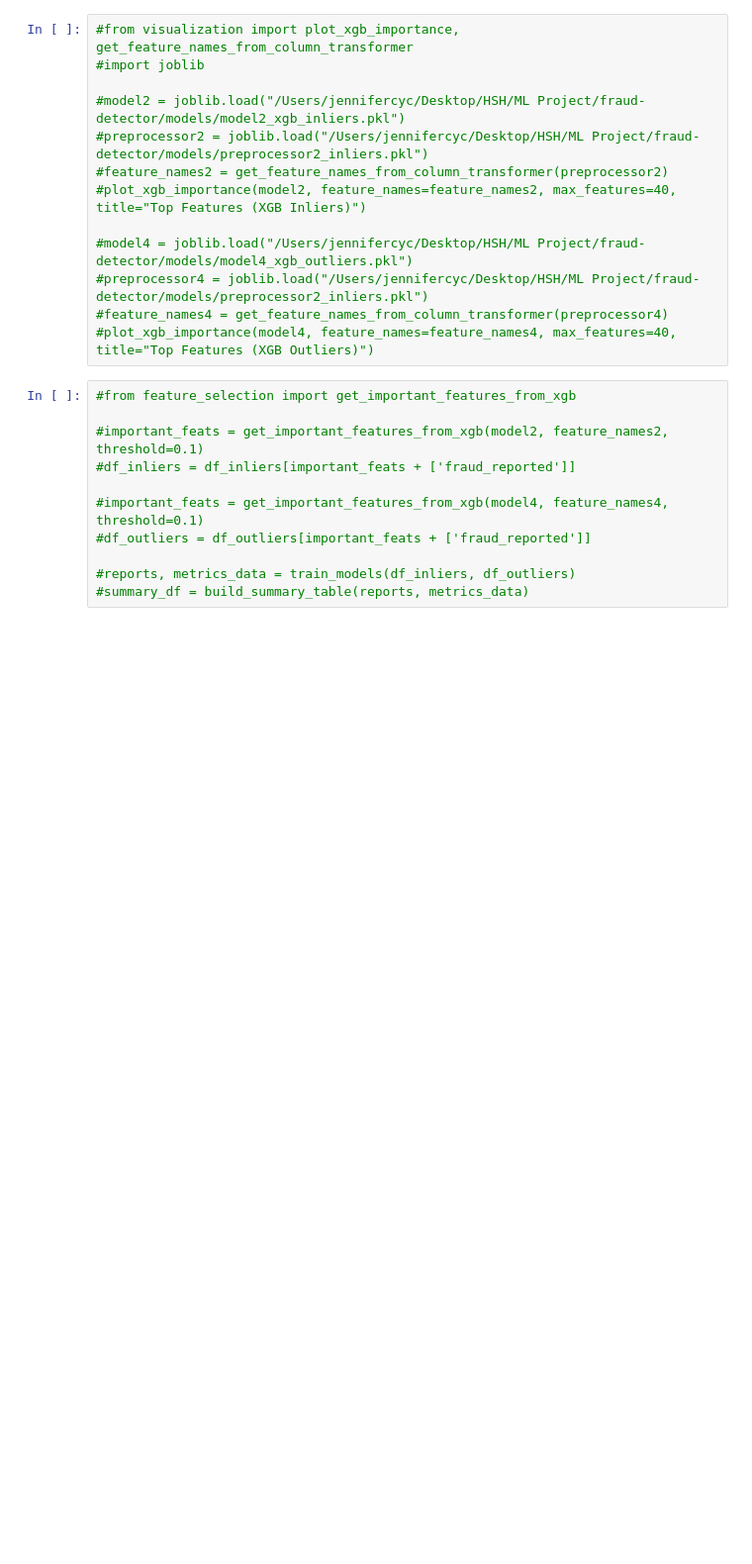
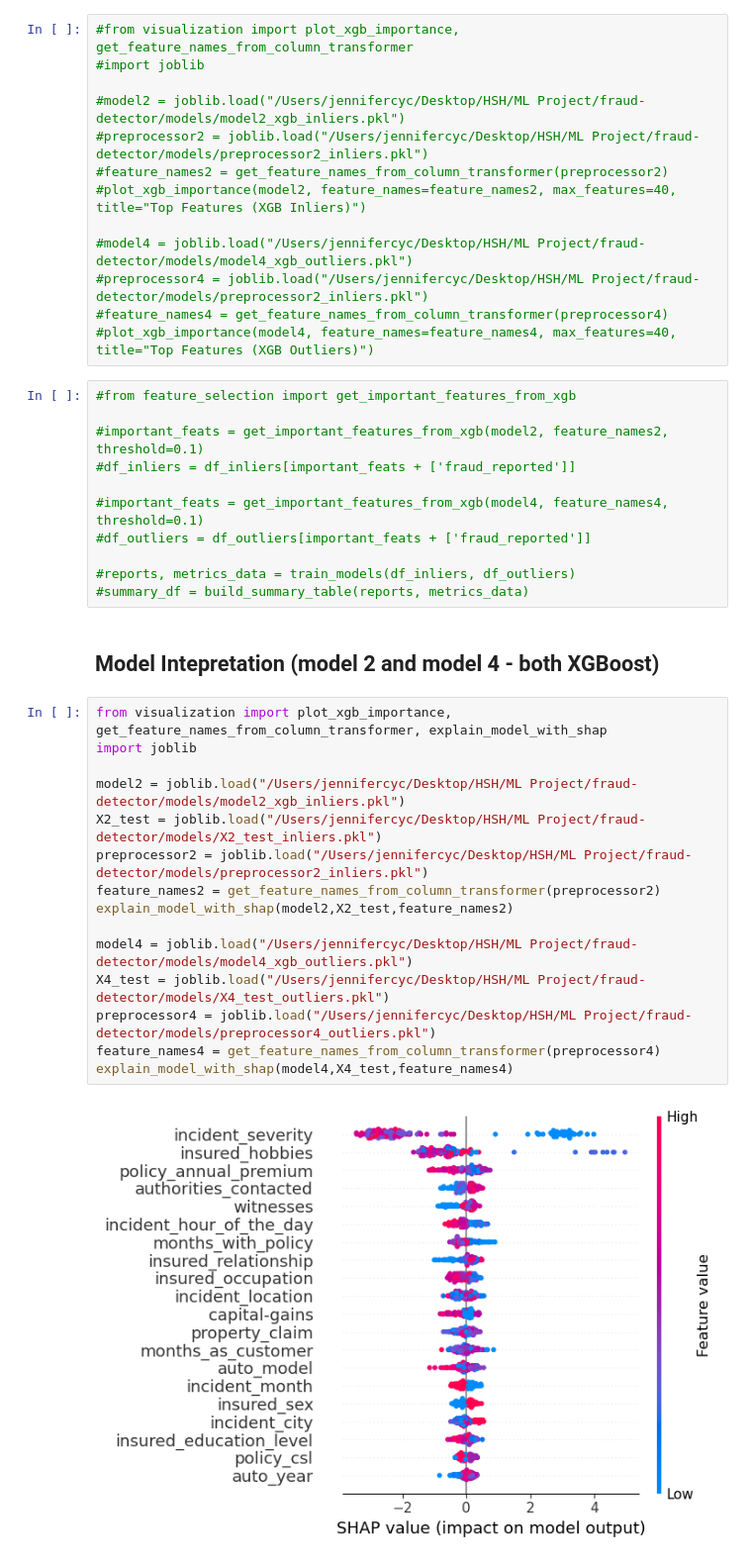
Before and after one commit to yingcheuk/fraud-detector, a Jupyter notebook: notebooks/02(2)_modeling.ipynb, the cells around one changed output. Shown: that part at 99% size. Cells and saved outputs as stored; diff of their text form; blank space fills up the shorter version.

Commit message:
added SHAP

```diff
--- a/notebooks/02(2)_modeling.ipynb
+++ b/notebooks/02(2)_modeling.ipynb
@@ -49,3 +49,22 @@ Model 4: XGB Outliers        0.77            0.77               0.77      0.86
 
 #reports, metrics_data = train_models(df_inliers, df_outliers)
 #summary_df = build_summary_table(reports, metrics_data)
+# %% [markdown]
+## Model Intepretation (model 2 and model 4 - both XGBoost)
+# %%
+from visualization import plot_xgb_importance, get_feature_names_from_column_transformer, explain_model_with_shap
+import joblib
+
+model2 = joblib.load("/Users/jennifercyc/Desktop/HSH/ML Project/fraud-detector/models/model2_xgb_inliers.pkl")
+X2_test = joblib.load("/Users/jennifercyc/Desktop/HSH/ML Project/fraud-detector/models/X2_test_inliers.pkl")
+preprocessor2 = joblib.load("/Users/jennifercyc/Desktop/HSH/ML Project/fraud-detector/models/preprocessor2_inliers.pkl")
+feature_names2 = get_feature_names_from_column_transformer(preprocessor2)
+explain_model_with_shap(model2,X2_test,feature_names2)
+
+model4 = joblib.load("/Users/jennifercyc/Desktop/HSH/ML Project/fraud-detector/models/model4_xgb_outliers.pkl")
+X4_test = joblib.load("/Users/jennifercyc/Desktop/HSH/ML Project/fraud-detector/models/X4_test_outliers.pkl")
+preprocessor4 = joblib.load("/Users/jennifercyc/Desktop/HSH/ML Project/fraud-detector/models/preprocessor4_outliers.pkl")
+feature_names4 = get_feature_names_from_column_transformer(preprocessor4)
+explain_model_with_shap(model4,X4_test,feature_names4)
+# %% [output]
+[figure, added]
```
Also changed, not shown: parts of 1 cell of this notebook, 4 other files.
